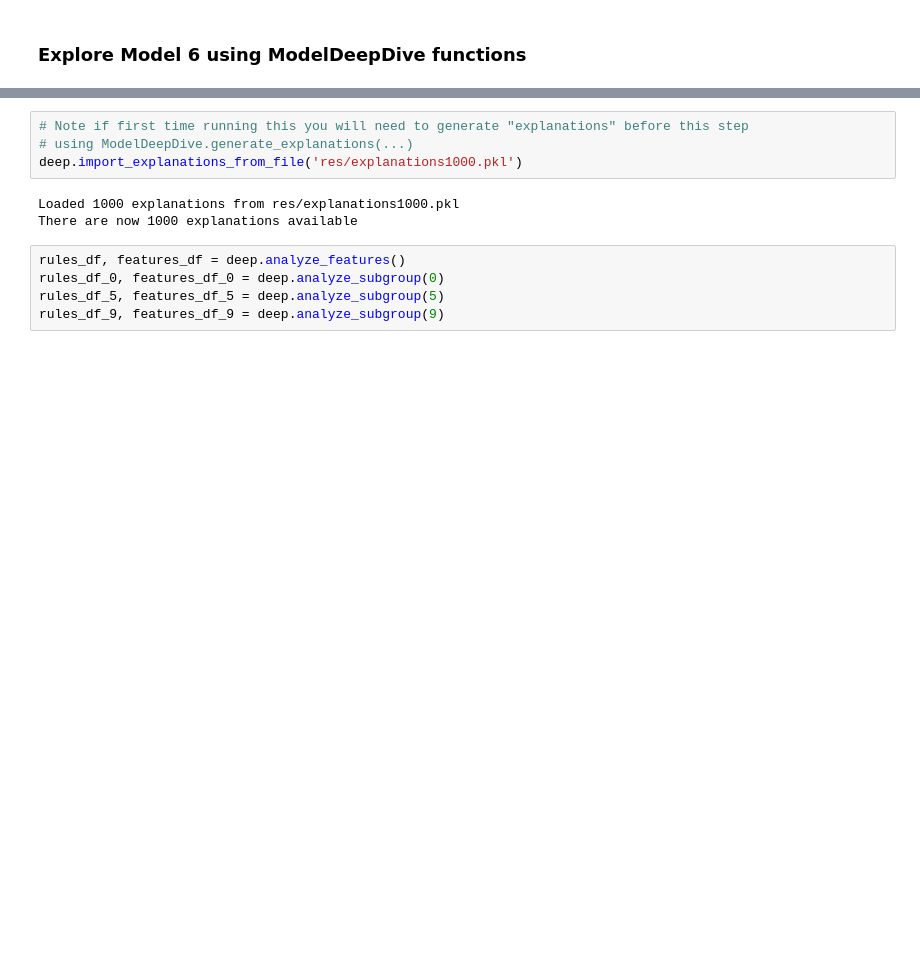
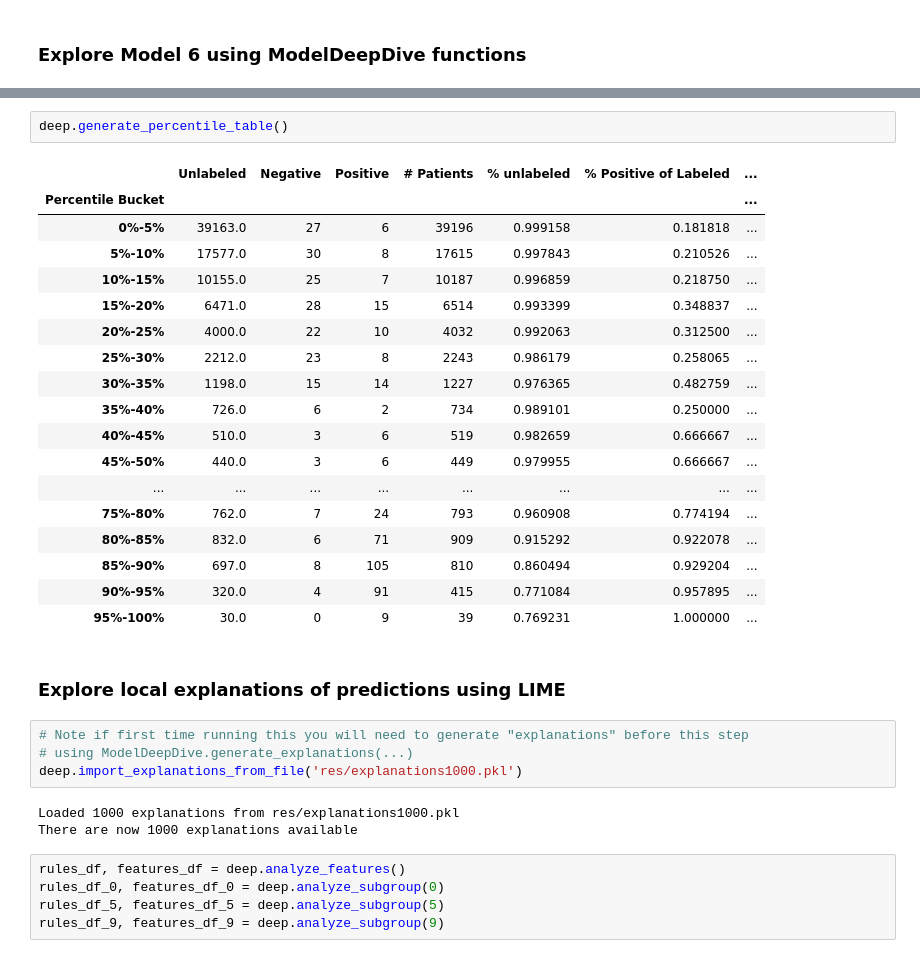
Before and after one commit to milliman/EPI_Machine_Learning, a Jupyter notebook: ModelDeepDive with Model6.ipynb, the cells around one changed output, grey strips where cells are left out. Cells and saved outputs as stored; diff of their text form; blank space fills up the shorter version.

```diff
--- a/ModelDeepDive with Model6.ipynb
+++ b/ModelDeepDive with Model6.ipynb
@@ -126,3 +132,26 @@ deep.generate_calibration_plot()
+# %%
+deep.generate_percentile_table()
+# %% [output]
+|  | Unlabeled | Negative | Positive | # Patients | % unlabeled | % Positive of Labeled | ... |
+| Percentile Bucket |  |  |  |  |  |  | ... |
+| 0%-5% | 39163.0 | 27 | 6 | 39196 | 0.999158 | 0.181818 | ... |
+| 5%-10% | 17577.0 | 30 | 8 | 17615 | 0.997843 | 0.210526 | ... |
+| 10%-15% | 10155.0 | 25 | 7 | 10187 | 0.996859 | 0.218750 | ... |
+| 15%-20% | 6471.0 | 28 | 15 | 6514 | 0.993399 | 0.348837 | ... |
+| 20%-25% | 4000.0 | 22 | 10 | 4032 | 0.992063 | 0.312500 | ... |
+| 25%-30% | 2212.0 | 23 | 8 | 2243 | 0.986179 | 0.258065 | ... |
+| 30%-35% | 1198.0 | 15 | 14 | 1227 | 0.976365 | 0.482759 | ... |
+| 35%-40% | 726.0 | 6 | 2 | 734 | 0.989101 | 0.250000 | ... |
+| 40%-45% | 510.0 | 3 | 6 | 519 | 0.982659 | 0.666667 | ... |
+| 45%-50% | 440.0 | 3 | 6 | 449 | 0.979955 | 0.666667 | ... |
+| ... | ... | ... | ... | ... | ... | ... | ... |
+| 75%-80% | 762.0 | 7 | 24 | 793 | 0.960908 | 0.774194 | ... |
+| 80%-85% | 832.0 | 6 | 71 | 909 | 0.915292 | 0.922078 | ... |
+| 85%-90% | 697.0 | 8 | 105 | 810 | 0.860494 | 0.929204 | ... |
+| 90%-95% | 320.0 | 4 | 91 | 415 | 0.771084 | 0.957895 | ... |
+| 95%-100% | 30.0 | 0 | 9 | 39 | 0.769231 | 1.000000 | ... |
+# %% [markdown]
+### Explore local explanations of predictions using LIME
 # %%
 # Note if first time running this you will need to generate "explanations" before this step
 # using ModelDeepDive.generate_explanations(...)
```
Also changed, not shown: parts of 7 cells of this notebook, 2 other files.
